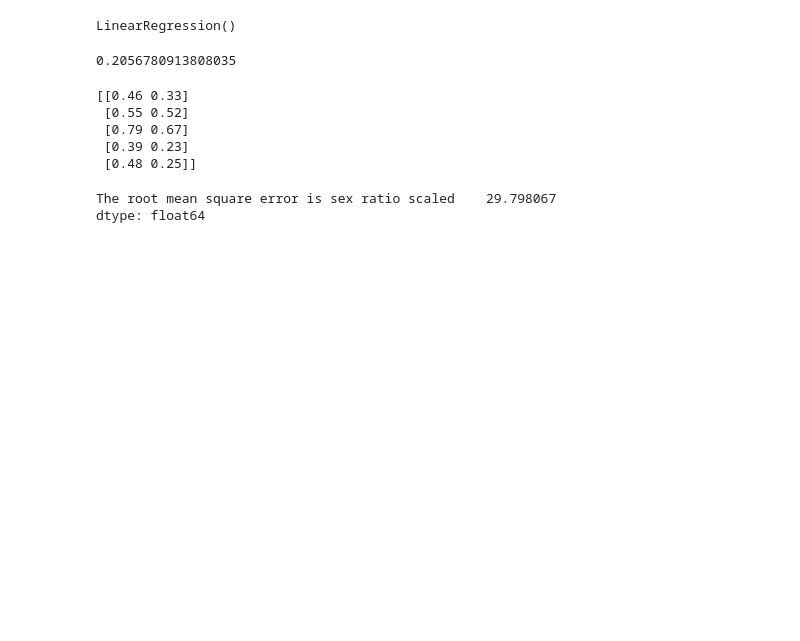
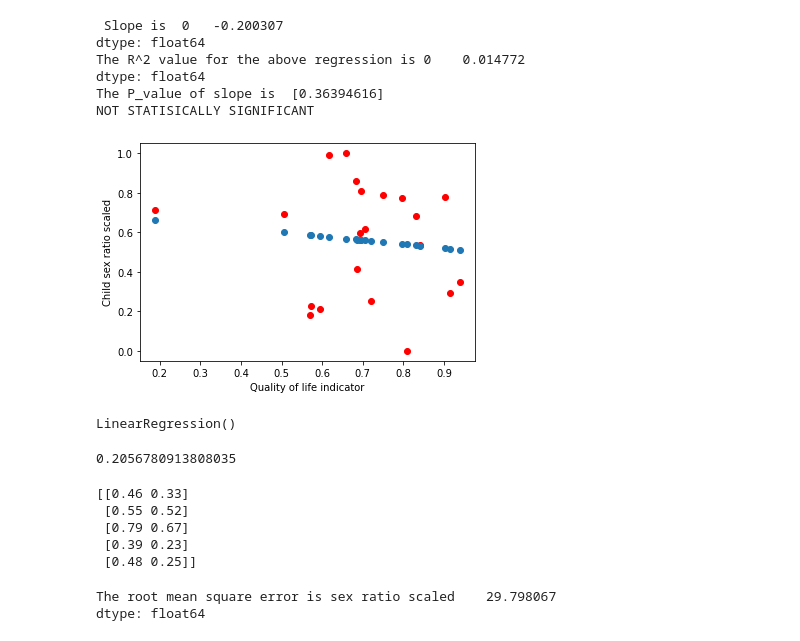
Before and after one commit to ML-NOOB/Project-on-sex-ratio, a Jupyter notebook: sex_ratio_Haryana.ipynb, the cells around one changed output. Drawn from its saved outputs; the diff is of its cells as text; code cells hidden in the pictures; blank space fills up the shorter version.

```diff
--- a/sex_ratio_Haryana.ipynb
+++ b/sex_ratio_Haryana.ipynb
@@ -148,3 +160,13 @@ STATISICALLY SIGNIFICANT
+# %%
+regressions(Scale_df['Quality of life indicator'].values, Scale_df['Child sex ratio scaled'].values,'Quality of life indicator','Child sex ratio scaled')
+# %% [output]
+ Slope is  0   -0.200307
+dtype: float64
+The R^2 value for the above regression is 0    0.014772
+dtype: float64
+The P_value of slope is  [0.36394616]
+NOT STATISICALLY SIGNIFICANT
+[figure, added]
 # %%
 from sklearn.linear_model import LinearRegression
 from sklearn.metrics import mean_squared_error, r2_score
```
Also changed, not shown: parts of 7 cells of this notebook.
